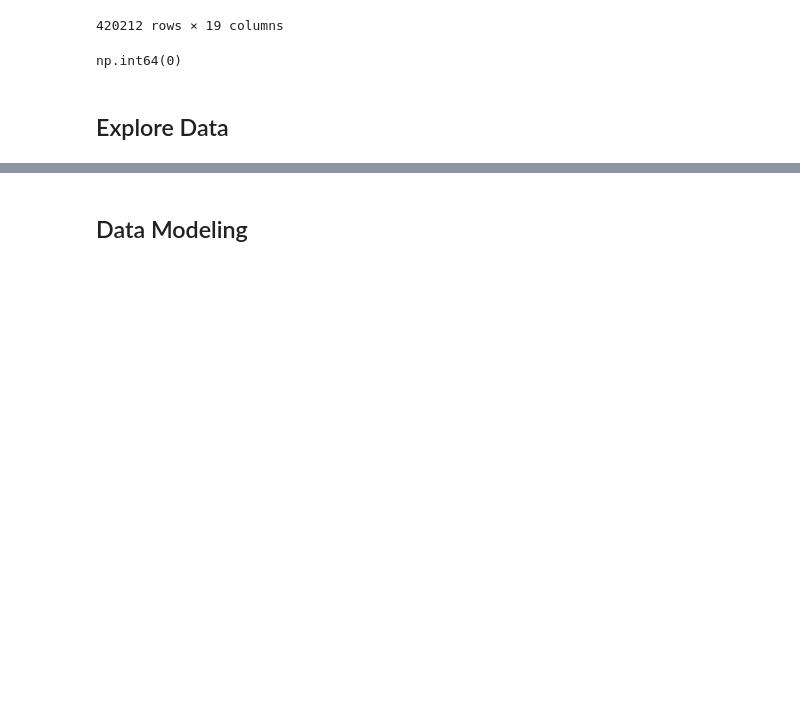
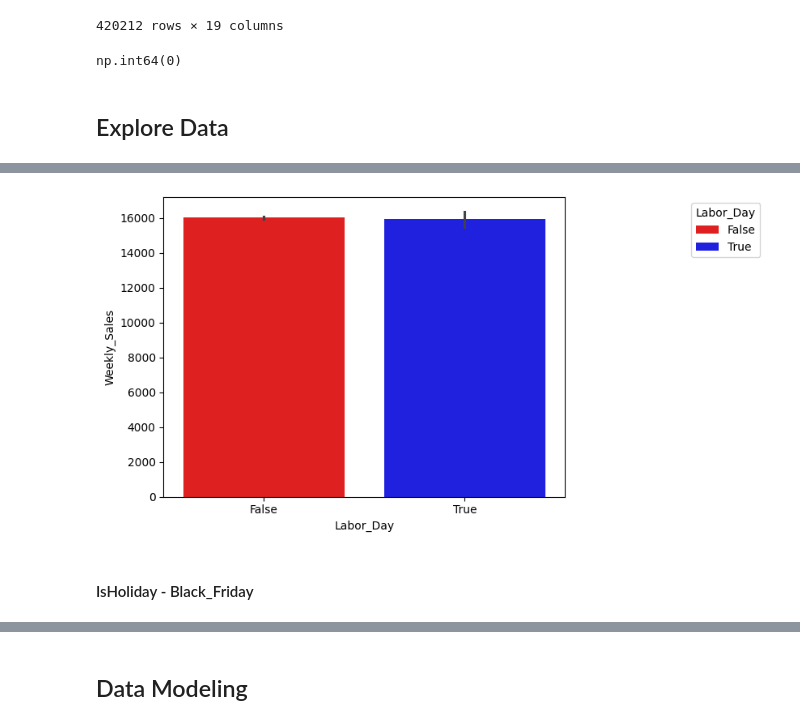
Before and after one commit to jangInw007/A4-Data-Analytics-and-Modeling, a Jupyter notebook: Group_A4_Data_Analytics_and_Modeling.ipynb, the cells around one changed output, grey strips where cells are left out. Saved outputs shown, nothing was run; the diff lists cells and outputs as text; code cells hidden in the pictures; blank space fills up the shorter version.

```diff
--- a/Group_A4_Data_Analytics_and_Modeling.ipynb
+++ b/Group_A4_Data_Analytics_and_Modeling.ipynb
@@ -320,0 +550,13 @@ np.int64(0)
+# %%
+sns.barplot(x='Labor_Day', y='Weekly_Sales', data=df, hue='Labor_Day', palette={False: 'red', True: 'blue'}) # Labor_Day holiday vs not-Labor_Day
+plt.legend(
+    title='Labor_Day',
+    loc='upper right',
+    bbox_to_anchor=(1.5, 1)        # พิกัดสำหรับกำหนดตำแหน่งภายนอกกราฟ
+)
+
+plt.show()
+# %% [output]
+[figure, added]
+# %% [markdown]
+#### IsHoliday - Black_Friday
```
Also changed, not shown: parts of 158 cells of this notebook.
